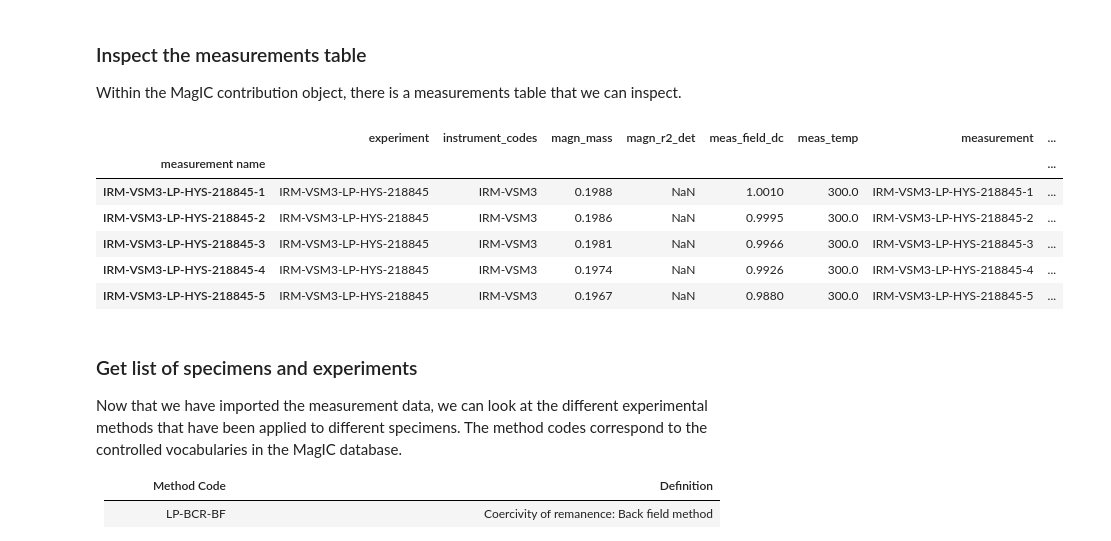
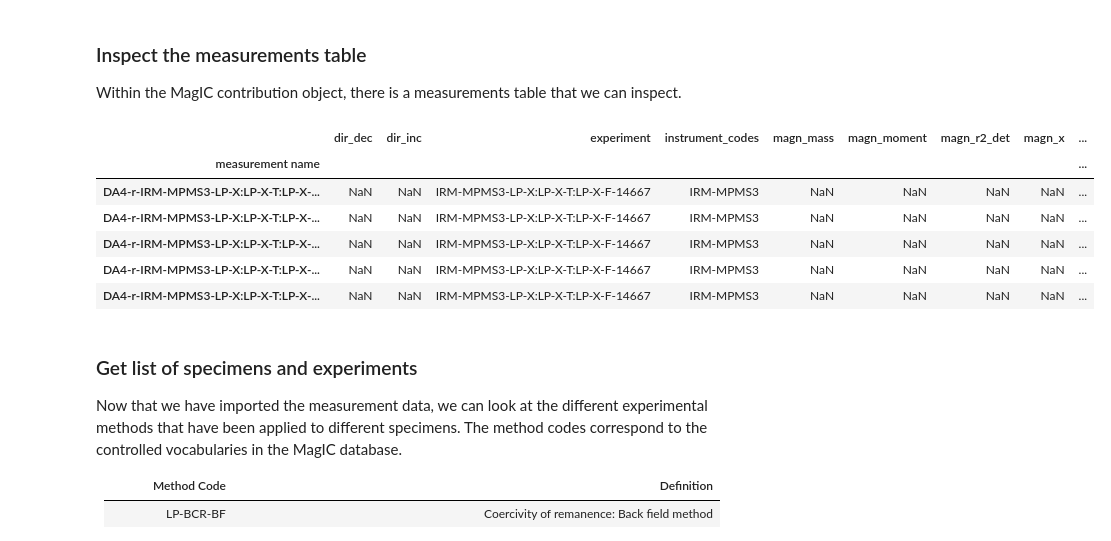
Before and after one commit to PmagPy/RockmagPy-notebooks, a Jupyter notebook: rockmag_data_unpack.ipynb, the cells around one changed output. Saved outputs shown, nothing was run; the diff lists cells and outputs as text; code cells hidden in the pictures.

```diff
--- a/rockmag_data_unpack.ipynb
+++ b/rockmag_data_unpack.ipynb
@@ -48,0 +107,13 @@ working on:  'sites\r'
+# %%
+# set the MagIC ID for the data set here
+magic_id = '20100'
+
+# provide the share key for the data set
+share_key = '1068543b-13d5-4b7b-9069-cc35de784e38'
+
+# set where you want the downloaded data to go
+dir_path = 'example_data/SSRM2022C'
+
+result, magic_file = ipmag.download_magic_from_id(magic_id, directory=dir_path, share_key=share_key)
+ipmag.unpack_magic(magic_file, dir_path)
+SSRM2022C_contribution = cb.Contribution(dir_path)
@@ -51,16 +142,16 @@ working on:  'sites\r'
 
 Within the MagIC contribution object, there is a measurements table that we can inspect.
 # %%
-measurements = contribution.tables['measurements'].df
-measurements.dropna(axis=1, how='all').head() # see the first 5 measurements without empty columns
+SSRM2022C_measurements = SSRM2022C_contribution.tables['measurements'].df
+SSRM2022C_measurements.dropna(axis=1, how='all').head() # see the first 5 measurements without empty columns
 # %% [output]
-|  | experiment | instrument_codes | magn_mass | magn_r2_det | meas_field_dc | meas_temp | measurement | ... |
-| measurement name |  |  |  |  |  |  |  | ... |
-| IRM-VSM3-LP-HYS-218845-1 | IRM-VSM3-LP-HYS-218845 | IRM-VSM3 | 0.1988 | NaN | 1.0010 | 300.0 | IRM-VSM3-LP-HYS-218845-1 | ... |
-| IRM-VSM3-LP-HYS-218845-2 | IRM-VSM3-LP-HYS-218845 | IRM-VSM3 | 0.1986 | NaN | 0.9995 | 300.0 | IRM-VSM3-LP-HYS-218845-2 | ... |
-| IRM-VSM3-LP-HYS-218845-3 | IRM-VSM3-LP-HYS-218845 | IRM-VSM3 | 0.1981 | NaN | 0.9966 | 300.0 | IRM-VSM3-LP-HYS-218845-3 | ... |
-| IRM-VSM3-LP-HYS-218845-4 | IRM-VSM3-LP-HYS-218845 | IRM-VSM3 | 0.1974 | NaN | 0.9926 | 300.0 | IRM-VSM3-LP-HYS-218845-4 | ... |
-| IRM-VSM3-LP-HYS-218845-5 | IRM-VSM3-LP-HYS-218845 | IRM-VSM3 | 0.1967 | NaN | 0.9880 | 300.0 | IRM-VSM3-LP-HYS-218845-5 | ... |
+|  | dir_dec | dir_inc | experiment | instrument_codes | magn_mass | magn_moment | magn_r2_det | magn_x | ... |
+| measurement name |  |  |  |  |  |  |  |  | ... |
+| DA4-r-IRM-MPMS3-LP-X:LP-X-T:LP-X-... | NaN | NaN | IRM-MPMS3-LP-X:LP-X-T:LP-X-F-14667 | IRM-MPMS3 | NaN | NaN | NaN | NaN | ... |
+| DA4-r-IRM-MPMS3-LP-X:LP-X-T:LP-X-... | NaN | NaN | IRM-MPMS3-LP-X:LP-X-T:LP-X-F-14667 | IRM-MPMS3 | NaN | NaN | NaN | NaN | ... |
+| DA4-r-IRM-MPMS3-LP-X:LP-X-T:LP-X-... | NaN | NaN | IRM-MPMS3-LP-X:LP-X-T:LP-X-F-14667 | IRM-MPMS3 | NaN | NaN | NaN | NaN | ... |
+| DA4-r-IRM-MPMS3-LP-X:LP-X-T:LP-X-... | NaN | NaN | IRM-MPMS3-LP-X:LP-X-T:LP-X-F-14667 | IRM-MPMS3 | NaN | NaN | NaN | NaN | ... |
+| DA4-r-IRM-MPMS3-LP-X:LP-X-T:LP-X-... | NaN | NaN | IRM-MPMS3-LP-X:LP-X-T:LP-X-F-14667 | IRM-MPMS3 | NaN | NaN | NaN | NaN | ... |
 # %% [markdown]
 ### Get list of specimens and experiments
 
```
Also changed, not shown: parts of 16 cells of this notebook.
